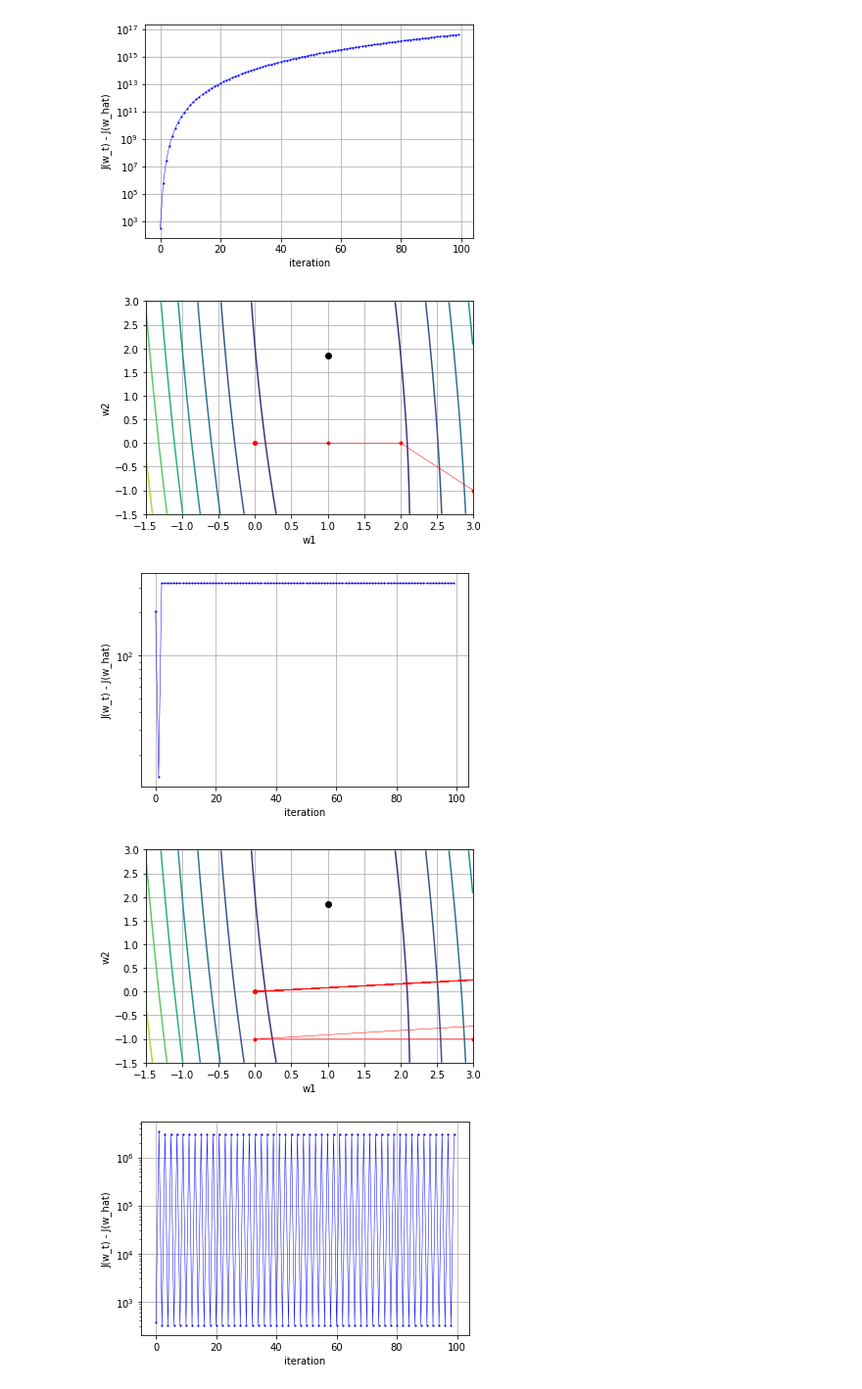
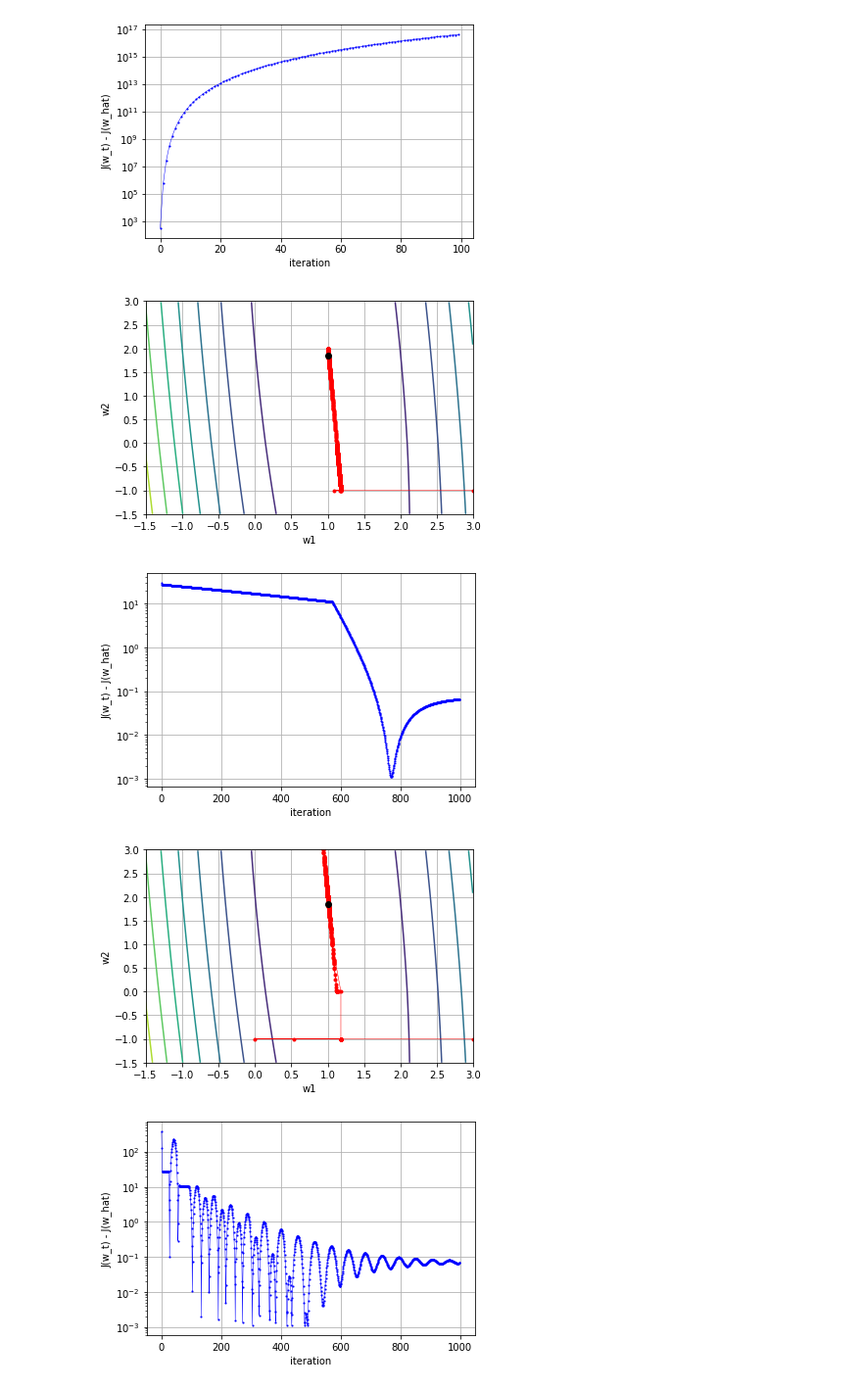
Before and after one commit to Ramune6110/Advanced-Machine-Learning, a Jupyter notebook: Problem7.ipynb, the cells around one changed output. Shown: that part at 98% size. Drawn from its saved outputs; the diff is of its cells as text; code cells hidden in the pictures.

```diff
--- a/Problem7.ipynb
+++ b/Problem7.ipynb
@@ -402,22 +402,22 @@ class Momentum:
         # r smoothのr
         L   = 1.0 * np.max(np.linalg.eig(2 * self.A)[0])
         # 更新式におけるeta
-        eta = 0.00001
+        eta = 0.001
         v   = 0.0
-        gamma = 0.001     # 値格納用配列
+        gamma = 0.1     # 値格納用配列
         w_history = []
         self.fvalues   = []
         g_history = []
 
-        for t in range(100):
+        for t in range(1000):
             w_history.append(wt.T)
             # 勾配
             grad = 2 * np.dot(self.A, wt - self.mu)
             v    = gamma * v + grad
             # 重みの更新式
             wth = wt - eta * v
-            wt  = np.array([self.proximal_operation(wth[0], self.lamda - eta * grad[0]),
-                            self.proximal_operation(wth[1], self.lamda - eta * grad[1])])
+            wt  = np.array([self.proximal_operation(wth[0], eta * grad[0]),
+                            self.proximal_operation(wth[1], eta * grad[1])])
 
             # 評価関数値の計算
             J = np.dot(np.dot((wt - self.mu).T, self.A), (wt - self.mu)) + self.lamda * (np.abs(wt[0]) + np.abs(wt[1]))
@@ -448,8 +448,8 @@ MM = Momentum()
 MM.calc_eval_fun()
 MM.main()
 # %% [output]
-[figure, old version]
+[figure, new version]
-[figure, old version]
+[figure, new version]
 # %%
 # Nesterov
 import numpy as np
@@ -510,53 +510,55 @@ class Nesterov:
         # r smoothのr
         L   = 1.0 * np.max(np.linalg.eig(2 * self.A)[0])
         # 更新式におけるeta
-        eta = 0.1
+        eta = 0.001
         v   = 0.0
-        gamma = 0.001  # 値格納用配列
+        gamma = 1.0
         w_history = []
         self.fvalues   = []
         g_history = []
 
-        for t in range(100):
+        for t in range(1000):
             w_history.append(wt.T)
             # 勾配
             grad = 2 * np.dot(self.A, wt - self.mu)
             # 重みの更新式
             v   = gamma * v + grad
-            wth = wt - eta * (gamma * v + grad)
-            wt  = np.array([self.proximal_operation(wth[0], self.lamda * eta * grad[0]),
-                            self.proximal_operation(wth[1], self.lamda * eta * grad[1])])
+            stepsize = gamma * v + grad
+            wth = wt - eta * stepsize
+            wt  = np.array([self.proximal_operation(wth[0], eta * stepsize[0]),
+                            self.proximal_operation(wth[1], eta * stepsize[1])])
+
             # 評価関数値の計算
             J = np.dot(np.dot((wt - self.mu).T, self.A), (wt - self.mu)) + self.lamda * (np.abs(wt[0]) + np.abs(wt[1]))
             self.fvalues.append(J)
 
         self.fvalues   = np.vstack(self.fvalues)
         w_history = np.vstack(w_history)
 
         minfvalue = np.dot(np.dot((w_lasso - self.mu).T, self.A), (w_lasso - self.mu)) + self.lamda * np.sum(np.abs(w_lasso))
         self.minOfMin  = np.min([minfvalue, np.min(self.fvalues)])
         # Drow Graph
         plt.figure(1)
         plt.plot(w_history[:,0], w_history[:,1], 'ro-', markersize=3, linewidth=0.5)
         plt.plot(w_lasso[0], w_lasso[1], 'ko')
         plt.xlim(-1.5, 3)
         plt.ylim(-1.5, 3)
         plt.xlabel("w1")
         plt.ylabel("w2")
         plt.grid()
 
         plt.figure(2)
         plt.semilogy(self.fvalues - self.minOfMin, 'bs-', markersize = 1, linewidth = 0.5)
         plt.xlabel("iteration")
         plt.ylabel("J(w_t) - J(w_hat)")
         plt.grid()
 
 Ns = Nesterov()
 Ns.calc_eval_fun()
 Ns.main()
 # %% [output]
-[figure, old version]
+[figure, new version]
-[figure, old version]
+[figure, new version]
 # %%
 # conpare
 # Adagrad
```
Also changed, not shown: parts of 3 cells of this notebook.
